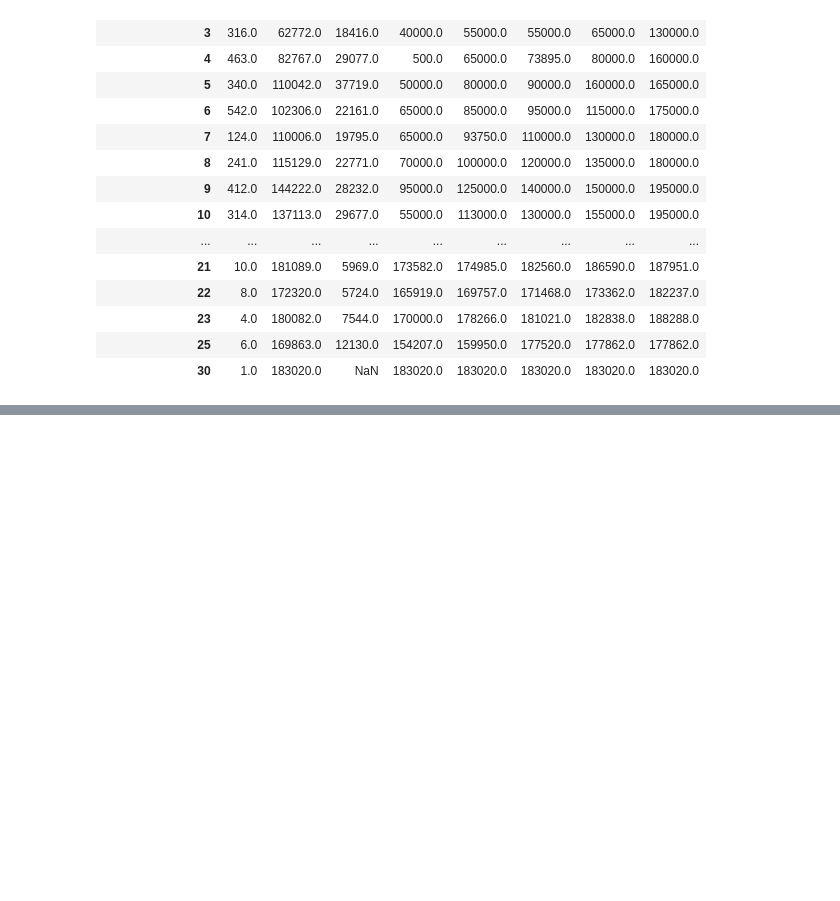
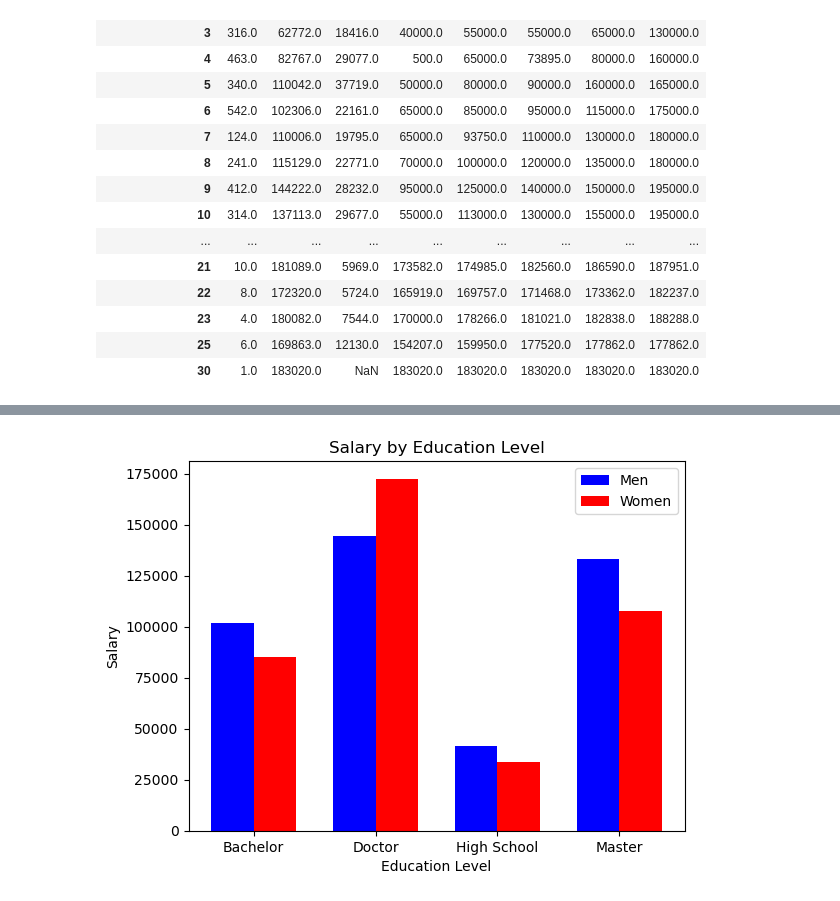
Before and after one commit to cnm92211/rut23-team1-project-one, a Jupyter notebook: employee_retention.ipynb, the cells around one changed output, grey strips where cells are left out. Cells and saved outputs as stored; diff of their text form; code cells hidden in the pictures; blank space fills up the shorter version.

```diff
--- a/employee_retention.ipynb
+++ b/employee_retention.ipynb
@@ -336,0 +386,29 @@ Summary of Salary by Years of Experience:
+# %%
+#Create two bar graphs to show different levels of education (x axis) in relation to salary (y axis) in differnt buckets - men in one graph women in the other
+
+# Group the data by education level and calculate the average salary
+men_avg_salary_by_education = men_data.groupby('Education Level')['Annual Salary'].mean()
+women_avg_salary_by_education = women_data.groupby('Education Level')['Annual Salary'].mean()
+
+# Set the x-axis positions for the bars
+x = range(len(men_avg_salary_by_education))
+
+# Set the width of the bars
+bar_width = 0.35
+
+# Create the bar plot for men
+plt.bar(x, men_avg_salary_by_education, width=bar_width, color='blue', label='Men')
+
+# Create the bar plot for women
+plt.bar([i + bar_width for i in x], women_avg_salary_by_education, width=bar_width, color='red', label='Women')
+
+# Set the x-axis tick labels
+plt.xticks([i + bar_width/2 for i in x], men_avg_salary_by_education.index)
+
+plt.xlabel('Education Level')
+plt.ylabel('Salary')
+plt.title('Salary by Education Level')
+plt.legend()
+plt.show()
+# %% [output]
+[figure, added]
```
Also changed, not shown: parts of 4 cells of this notebook.
